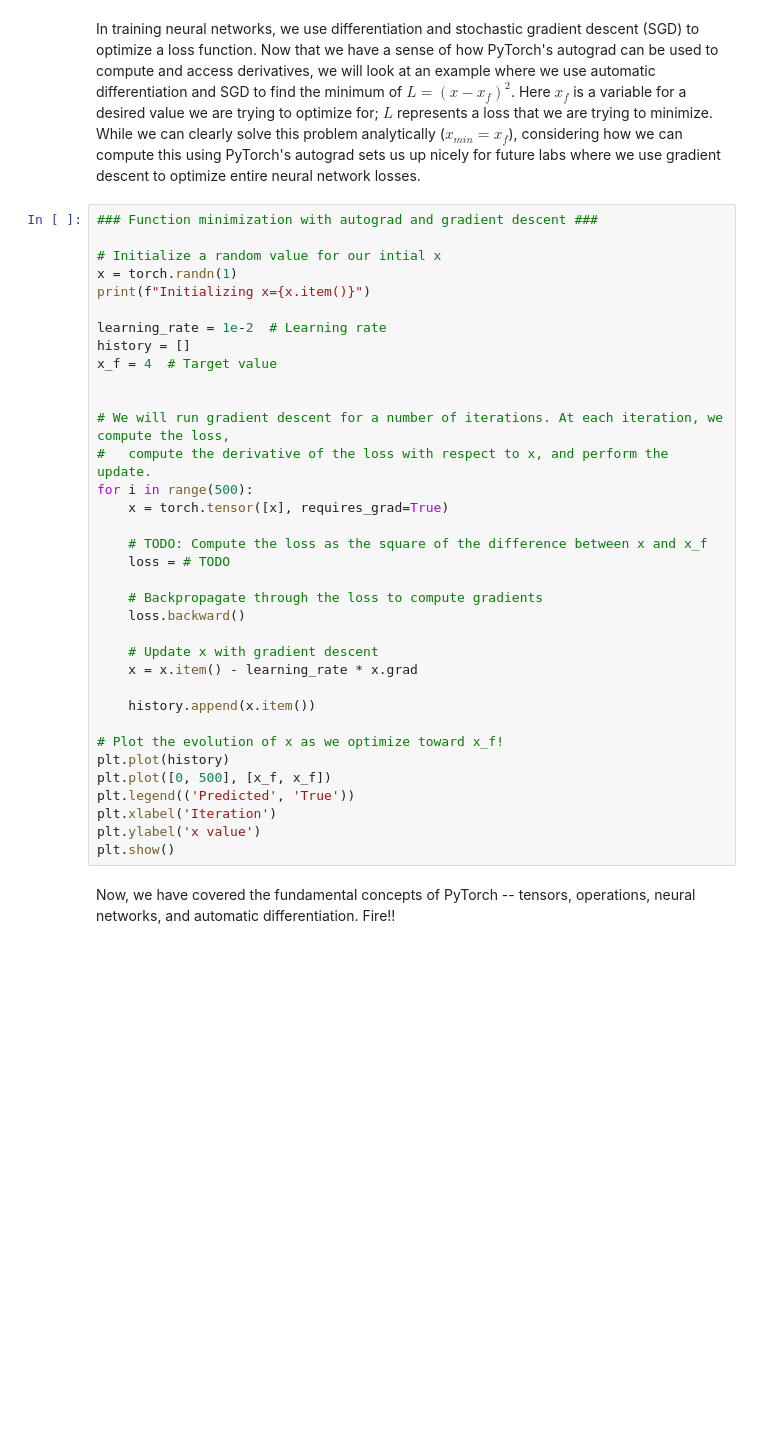
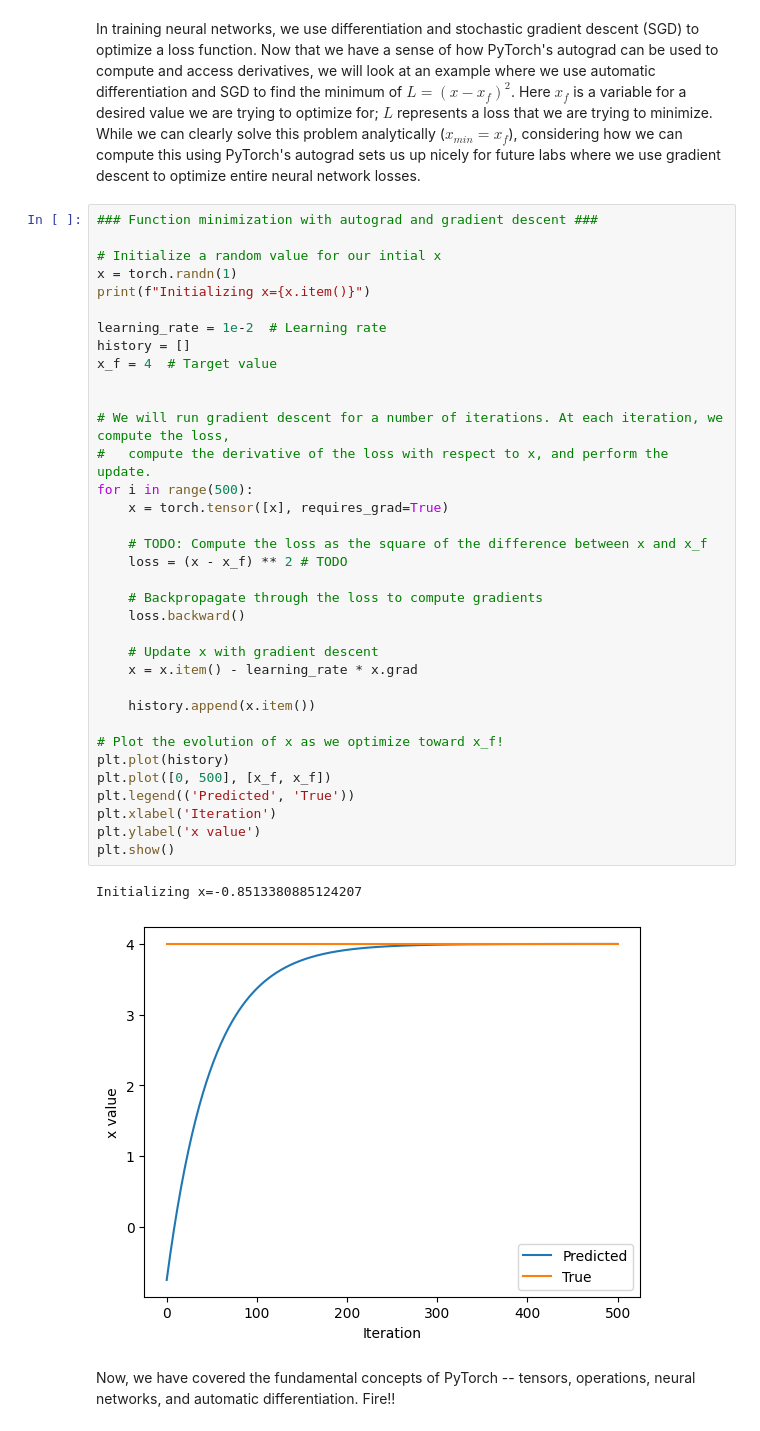
Before and after one commit to namal-xx/MIT-software-labs, a Jupyter notebook: lab1/PT_Part1_Intro.ipynb, the cells around one changed output. Drawn from its saved outputs; the diff is of its cells as text; blank space fills up the shorter version.

```diff
--- a/lab1/PT_Part1_Intro.ipynb
+++ b/lab1/PT_Part1_Intro.ipynb
@@ -334,33 +362,36 @@ In training neural networks, we use differentiation and stochastic gradient desc
 x = torch.randn(1)
 print(f"Initializing x={x.item()}")
 
 learning_rate = 1e-2  # Learning rate
 history = []
 x_f = 4  # Target value
 
 
 # We will run gradient descent for a number of iterations. At each iteration, we compute the loss,
 #   compute the derivative of the loss with respect to x, and perform the update.
 for i in range(500):
     x = torch.tensor([x], requires_grad=True)
 
     # TODO: Compute the loss as the square of the difference between x and x_f
-    loss = # TODO
+    loss = (x - x_f) ** 2 # TODO
 
     # Backpropagate through the loss to compute gradients
     loss.backward()
 
     # Update x with gradient descent
     x = x.item() - learning_rate * x.grad
 
     history.append(x.item())
 
 # Plot the evolution of x as we optimize toward x_f!
 plt.plot(history)
 plt.plot([0, 500], [x_f, x_f])
 plt.legend(('Predicted', 'True'))
 plt.xlabel('Iteration')
 plt.ylabel('x value')
 plt.show()
+# %% [output]
+Initializing x=-0.8513380885124207
+[figure, added]
 # %% [markdown]
 Now, we have covered the fundamental concepts of PyTorch -- tensors, operations, neural networks, and automatic differentiation. Fire!!
```
Also changed, not shown: parts of 11 cells of this notebook.
